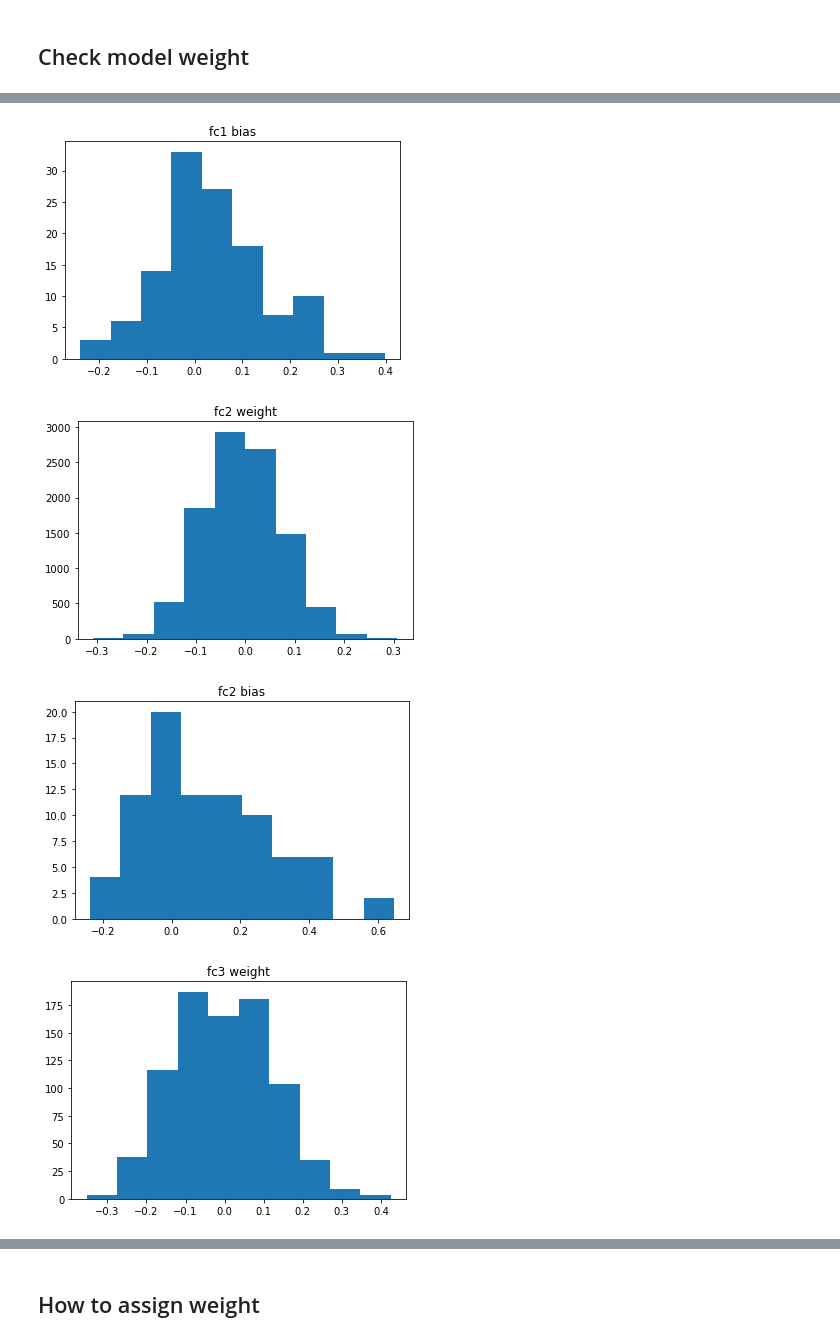
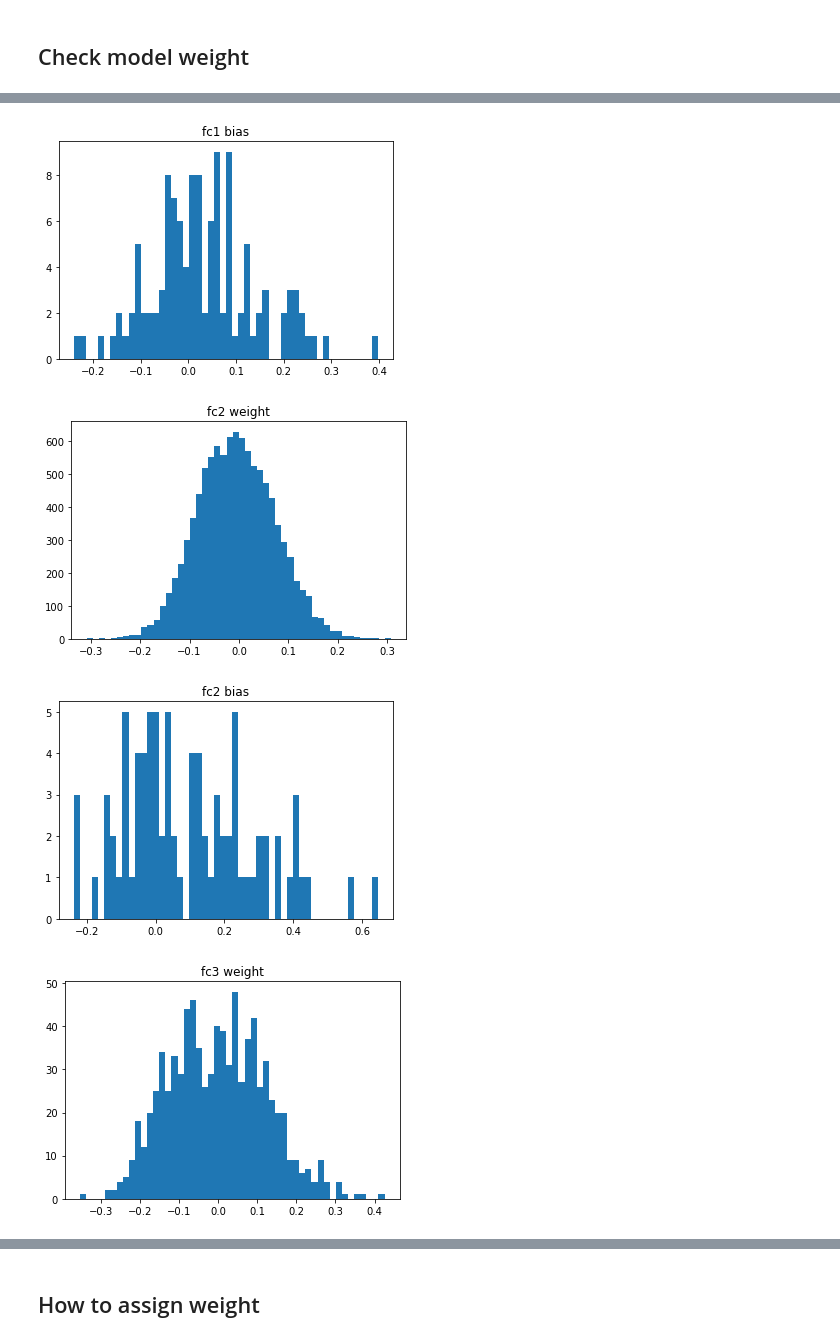
Before and after one commit to Jhuangsp/EC_Final, a Jupyter notebook: main.ipynb, the cells around one changed output, grey strips where cells are left out. Saved outputs shown, nothing was run; the diff lists cells and outputs as text; code cells hidden in the pictures.

```diff
--- a/main.ipynb
+++ b/main.ipynb
@@ -269,42 +279,42 @@ b_fc3_1d = b_fc3.flatten()
 # %%
 import matplotlib.pyplot as plt
 plt.title("conv1 weight")
-plt.hist(w_conv1_1d)
+plt.hist(w_conv1_1d, bins=50)
 plt.show()
 
 plt.title("conv1 bias")
-plt.hist(b_conv1_1d)
+plt.hist(b_conv1_1d, bins=50)
 plt.show()
 ##
 plt.title("conv2 weight")
-plt.hist(w_conv2_1d)
+plt.hist(w_conv2_1d, bins=50)
 plt.show()
 
 plt.title("conv2 bias")
-plt.hist(b_conv2_1d)
+plt.hist(b_conv2_1d, bins=50)
 plt.show()
 ##
 plt.title("fc1 weight")
-plt.hist(w_fc1_1d)
+plt.hist(w_fc1_1d, bins=50)
 plt.show()
 
 plt.title("fc1 bias")
-plt.hist(b_fc1_1d)
+plt.hist(b_fc1_1d, bins=50)
 plt.show()
 ##
 plt.title("fc2 weight")
-plt.hist(w_fc2_1d)
+plt.hist(w_fc2_1d, bins=50)
 plt.show()
 
 plt.title("fc2 bias")
-plt.hist(b_fc2_1d)
+plt.hist(b_fc2_1d, bins=50)
 plt.show()
 ##
 plt.title("fc3 weight")
-plt.hist(w_fc3_1d)
+plt.hist(w_fc3_1d, bins=50)
 plt.show()
 
 plt.title("fc3 bias")
-plt.hist(b_fc3_1d)
+plt.hist(b_fc3_1d, bins=50)
 plt.show()
 # %% [output]
@@ -316,4 +326,4 @@ plt.show()
-[figure, old version]
+[figure, new version]
-[figure, old version]
+[figure, new version]
-[figure, old version]
+[figure, new version]
-[figure, old version]
+[figure, new version]
```
Also changed, not shown: parts of 10 cells of this notebook.
